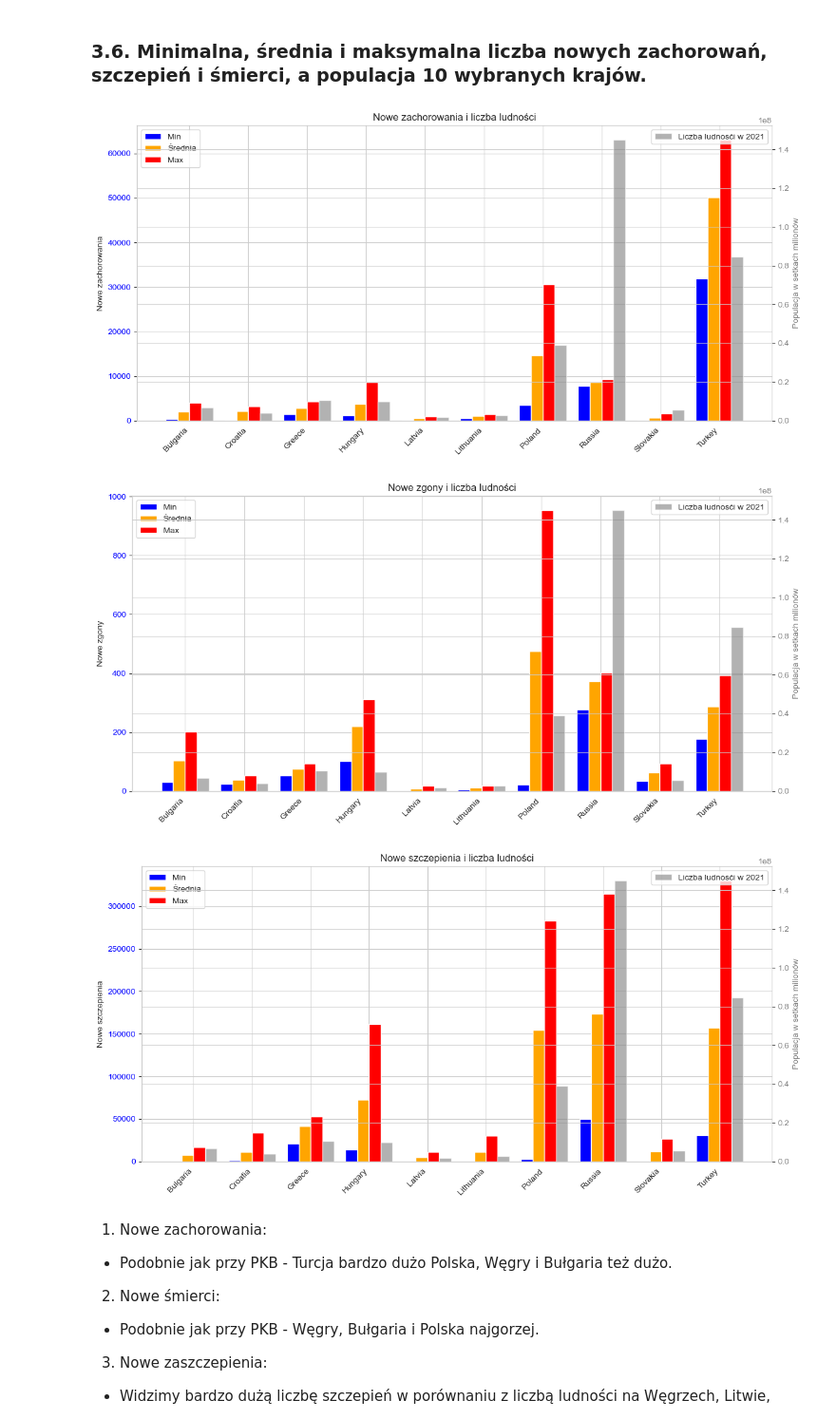
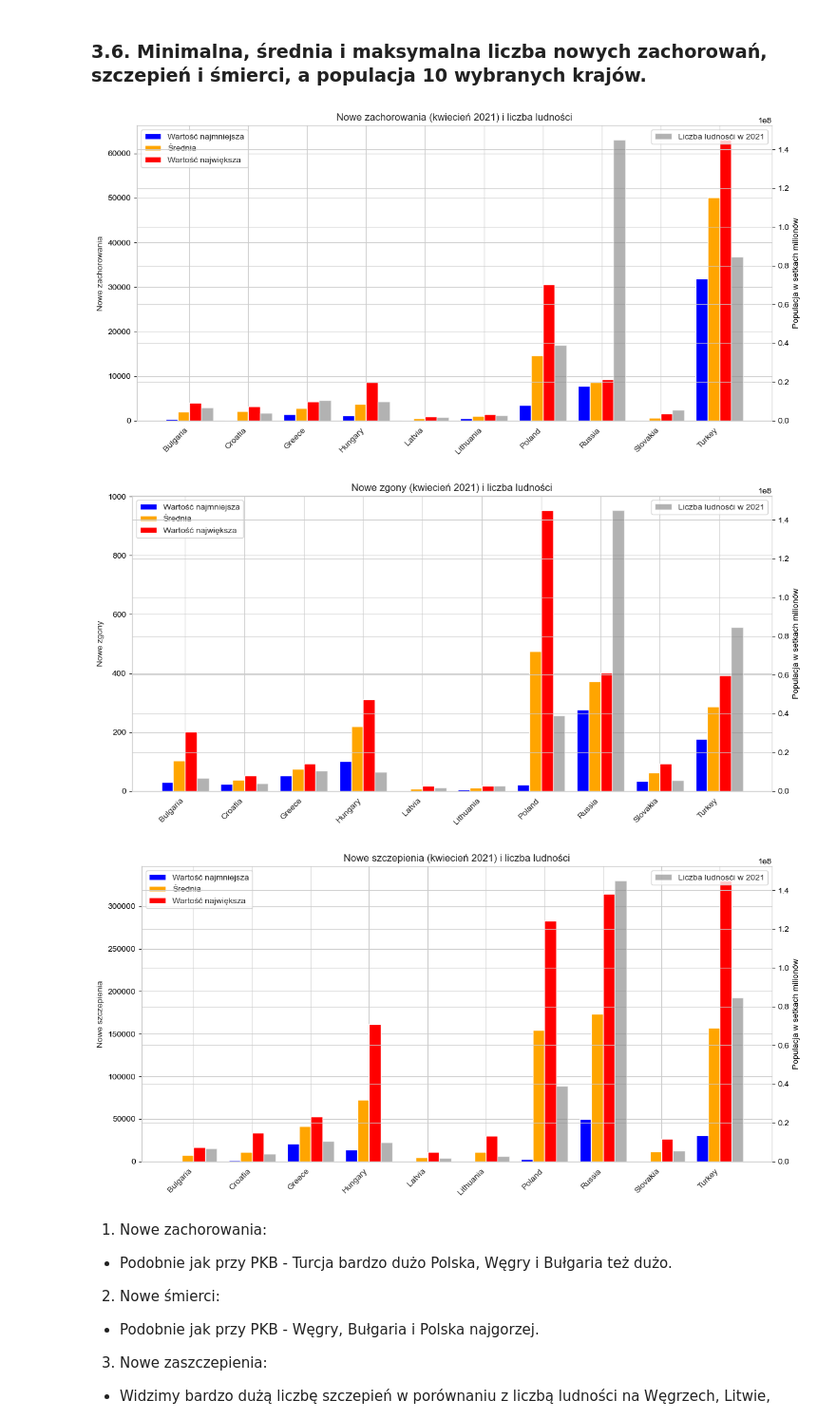
Before and after one commit to AbsZeroO/big-data, a Jupyter notebook: Poziom_2/Poziom2.ipynb, the cells around one changed output. Shown at 95% size. Cells and saved outputs as stored; diff of their text form; code cells hidden in the pictures.

```diff
--- a/Poziom_2/Poziom2.ipynb
+++ b/Poziom_2/Poziom2.ipynb
@@ -149,7 +132,7 @@ countries = ["Lithuania", "Slovakia", "Latvia", "Greece", "Hungary",
 
 df_filtered = df_data[
     (df_data["Country_name"].isin(countries)) &
-    (df_data["date"].str.startswith("2021-04"))]
+    (df_data["date"].str.startswith("2021-04"))].copy()
 display (df_filtered)
 df_filtered.to_csv("out.csv")
 # %% [output]
@@ -394,20 +401,20 @@ for i, metric in enumerate(metrics):
     gdp_values = summary_stats[("GDP_2022", "first")]
 
     x = np.arange(len(countries))
-    ax1.bar(x - 1.5 * width, metric_min, width=width, label="Min", color=colors[0])
+    ax1.bar(x - 1.5 * width, metric_min, width=width, label="Wartość najmniejsza", color=colors[0])
     ax1.bar(x - 0.5 * width, metric_mean, width=width, label="Średnia", color=colors[1])
-    ax1.bar(x + 0.5 * width, metric_max, width=width, label="Max", color=colors[2])
+    ax1.bar(x + 0.5 * width, metric_max, width=width, label="Wartość największa", color=colors[2])
     ax2 = ax1.twinx()
     ax2.bar(x + 1.5 * width, gdp_values, width=width, label="PKB_2022", color=colors[3], alpha=0.6)
 
     ax1.set_ylabel(titles[i])
-    ax1.tick_params(axis='y', labelcolor="blue")
-    ax2.set_ylabel("PKB w 2022 w trylionach dolarów", color="gray")
-    ax2.tick_params(axis='y', labelcolor="gray", )
+    ax1.tick_params(axis='y', labelcolor="black")
+    ax2.set_ylabel("PKB w 2022 w trylionach dolarów", color="black")
+    ax2.tick_params(axis='y', labelcolor="black", )
 
     ax1.set_xticks(x)
     ax1.set_xticklabels(countries, rotation=45, ha="right")
-    ax1.set_title(f"{titles[i]} i PKB poszczególnych państw")
+    ax1.set_title(f"{titles[i]} (kwiecień 2021) i PKB poszczególnych państw")
 
     ax1.legend(loc="upper left")
     ax2.legend(loc="upper right")
@@ -436,7 +443,6 @@ for i, metric in enumerate(metrics):
 # %% [markdown]
 ### 3.6. Minimalna, średnia i maksymalna liczba nowych zachorowań, szczepień i śmierci, a populacja 10 wybranych krajów.
 # %%
-# Obliczenie statystyk dla nowych przypadków, zgonów i szczepień
 summary_stats = df_filtered.groupby("Country_name").agg({
     "Total_confirmed_cases": ["min", "mean", "max"],
     "Total_new_deceased": ["min", "mean", "max"],
@@ -448,42 +454,42 @@ metrics = ["Total_confirmed_cases", "Total_new_deceased", "Total_new_vaccination
 titles = ["Nowe zachorowania", "Nowe zgony", "Nowe szczepienia"]
 stat_labels = ["Min", "Mean", "Max"]
 colors = ["blue", "orange", "red", "gray"]
 width = 0.2
 
 for i, metric in enumerate(metrics):
     fig, ax1 = plt.subplots(figsize=(12, 6))
     countries = summary_stats.index
 
     metric_min = summary_stats[(metric, "min")]
     metric_mean = summary_stats[(metric, "mean")]
     metric_max = summary_stats[(metric, "max")]
     population_values = summary_stats[("2021 Population", "first")]
 
     x = np.arange(len(countries))
-    ax1.bar(x - 1.5 * width, metric_min, width=width, label="Min", color=colors[0])
+    ax1.bar(x - 1.5 * width, metric_min, width=width, label="Wartość najmniejsza", color=colors[0])
     ax1.bar(x - 0.5 * width, metric_mean, width=width, label="Średnia", color=colors[1])
-    ax1.bar(x + 0.5 * width, metric_max, width=width, label="Max", color=colors[2])
+    ax1.bar(x + 0.5 * width, metric_max, width=width, label="Wartość największa", color=colors[2])
     ax2 = ax1.twinx()
     ax2.bar(x + 1.5 * width, population_values, width=width, label="Liczba ludnosći w 2021", color=colors[3], alpha=0.6)
 
     ax1.set_ylabel(titles[i])
-    ax1.tick_params(axis='y', labelcolor="blue")
-    ax2.set_ylabel("Populacja w setkach milionów", color="gray")
-    ax2.tick_params(axis='y', labelcolor="gray")
+    ax1.tick_params(axis='y', labelcolor="black")
+    ax2.set_ylabel("Populacja w setkach milionów", color="black")
+    ax2.tick_params(axis='y', labelcolor="black")
 
     ax1.set_xticks(x)
     ax1.set_xticklabels(countries, rotation=45, ha="right")
-    ax1.set_title(f"{titles[i]} i liczba ludności")
+    ax1.set_title(f"{titles[i]} (kwiecień 2021) i liczba ludności")
 
     ax1.legend(loc="upper left")
     ax2.legend(loc="upper right")
 
     fig.tight_layout()
     plt.show()
 # %% [output]
-[figure, old version]
+[figure, new version]
-[figure, old version]
+[figure, new version]
-[figure, old version]
+[figure, new version]
 # %% [markdown]
 1. Nowe zachorowania:
 - Podobnie jak przy PKB - Turcja bardzo dużo Polska, Węgry i Bułgaria też dużo.
```
Also changed, not shown: parts of 27 cells of this notebook.
